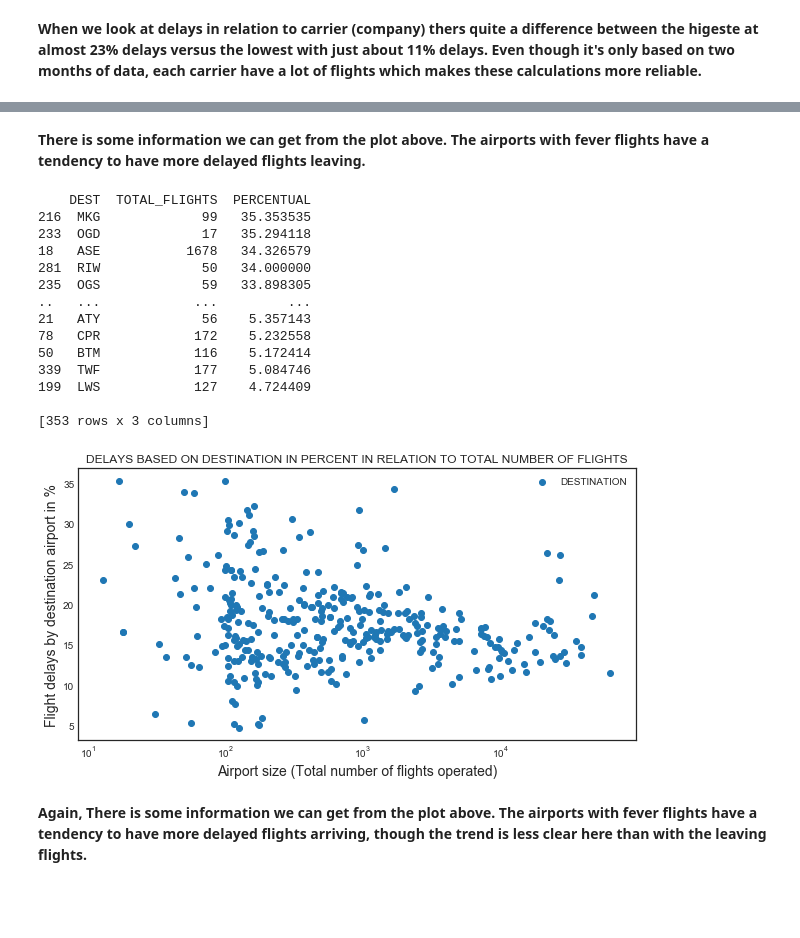
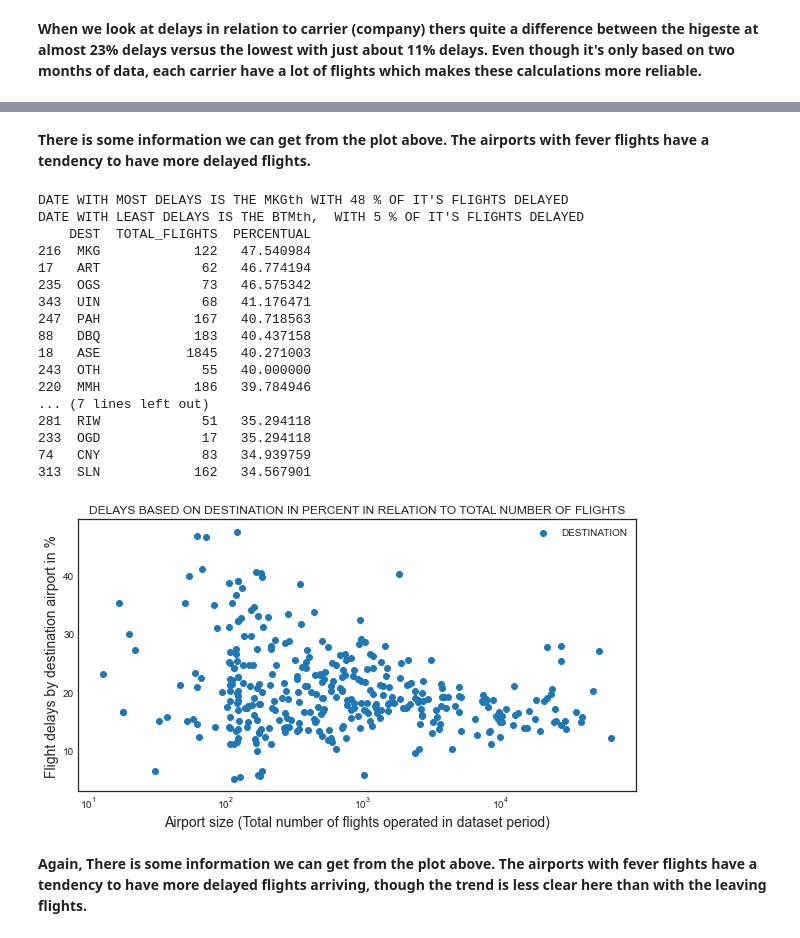
Before and after one commit to MichaelSoegaard/Flight_delay, a Jupyter notebook: Flight_delays.ipynb, the cells around one changed output, grey strips where cells are left out. Cells and saved outputs as stored; diff of their text form; code cells hidden in the pictures; blank space fills up the shorter version.

```diff
--- a/Flight_delays.ipynb
+++ b/Flight_delays.ipynb
@@ -136,3 +141,0 @@ plt.show()
-# %%
-# As we can see by the white squares (and "1" value in the above dataframe) there are some features that are fully correllated.
-data.drop(['ORIGIN_AIRPORT_SEQ_ID', 'DEST_AIRPORT_SEQ_ID'], axis=1, inplace=True)
@@ -138,0 +144,3 @@ data.drop(['ORIGIN_AIRPORT_SEQ_ID', 'DEST_AIRPORT_SEQ_ID'], axis=1, inplace=True
+# %%
+data.drop(['ARR_TIME', 'CANCELLED', 'DIVERTED', 'ARR_DEL15'], axis=1, inplace=True)
+data.head()
@@ -174,0 +199,7 @@ See the caveats in the documentation: https://pandas.pydata.org/pandas-docs/stab
+# %%
+cols = data.columns.tolist()
+cols = cols[:-2]+cols[-1:]+cols[-2:-1]
+data = data[cols]
+data.iloc[:,2:-1] = data.iloc[:,2:-1].apply(lambda x: x.astype('category'))
+
+data.info()
@@ -214,5 +283,8 @@ def statistics(df, column_label):
     new_df['PERCENTUAL'] = new_df['y']/new_df['data']*100
     new_df['MEAN'] = sum(new_df['y'])/sum(new_df['data'])*100
     new_df.reset_index(inplace=True)
+    max_day = new_df['PERCENTUAL'].max()
+    min_day = new_df['PERCENTUAL'].min()
+
     return new_df
 # %%
@@ -303,33 +386,37 @@ plt.show()
 # %% [markdown]
-__There is some information we can get from the plot above. The airports with fever flights have a tendency to have more delayed flights leaving.__
+__There is some information we can get from the plot above. The airports with fever flights have a tendency to have more delayed flights.__
 # %%
-df = statistics(data3, 'DEST')
+df = statistics(data, 'DEST')
 
 df.rename(columns={"data": "TOTAL_FLIGHTS"}, inplace=True)
-print(df[['DEST', 'TOTAL_FLIGHTS', 'PERCENTUAL']].sort_values(by='PERCENTUAL', ascending=False))
+print(df[['DEST', 'TOTAL_FLIGHTS', 'PERCENTUAL']].sort_values(by='PERCENTUAL', ascending=False).head(20))
 fig1, ax1 = plt.subplots(figsize=(10,5))
 ax1.set_title('DELAYS BASED ON DESTINATION IN PERCENT IN RELATION TO TOTAL NUMBER OF FLIGHTS')
 plt.scatter(df['TOTAL_FLIGHTS'], df['PERCENTUAL'], label='DESTINATION')
-ax1.set_xlabel('Airport size (Total number of flights operated)', fontsize = 14)
+ax1.set_xlabel('Airport size (Total number of flights operated in dataset period)', fontsize = 14)
 ax1.set_ylabel('Flight delays by destination airport in %', fontsize = 14)
 ax1.set_xscale('log')
 plt.legend()
+plt.savefig('img/destination_delays.png')
 plt.show()
 # %% [output]
+DATE WITH MOST DELAYS IS THE MKGth WITH 48 % OF IT'S FLIGHTS DELAYED
+DATE WITH LEAST DELAYS IS THE BTMth,  WITH 5 % OF IT'S FLIGHTS DELAYED
     DEST  TOTAL_FLIGHTS  PERCENTUAL
-216  MKG             99   35.353535
+216  MKG            122   47.540984
+17   ART             62   46.774194
+235  OGS             73   46.575342
+343  UIN             68   41.176471
+247  PAH            167   40.718563
+88   DBQ            183   40.437158
+18   ASE           1845   40.271003
+243  OTH             55   40.000000
+220  MMH            186   39.784946
+... (7 lines left out)
+281  RIW             51   35.294118
 233  OGD             17   35.294118
-18   ASE           1678   34.326579
-281  RIW             50   34.000000
-235  OGS             59   33.898305
-..   ...            ...         ...
-21   ATY             56    5.357143
-78   CPR            172    5.232558
-50   BTM            116    5.172414
-339  TWF            177    5.084746
-199  LWS            127    4.724409
-
-[353 rows x 3 columns]
+74   CNY             83   34.939759
+313  SLN            162   34.567901
-[figure, old version]
+[figure, new version]
 # %% [markdown]
 __Again, There is some information we can get from the plot above. The airports with fever flights have a tendency to have more delayed flights arriving, though the trend is less clear here than with the leaving flights.__
```
Also changed, not shown: parts of 82 cells of this notebook.
